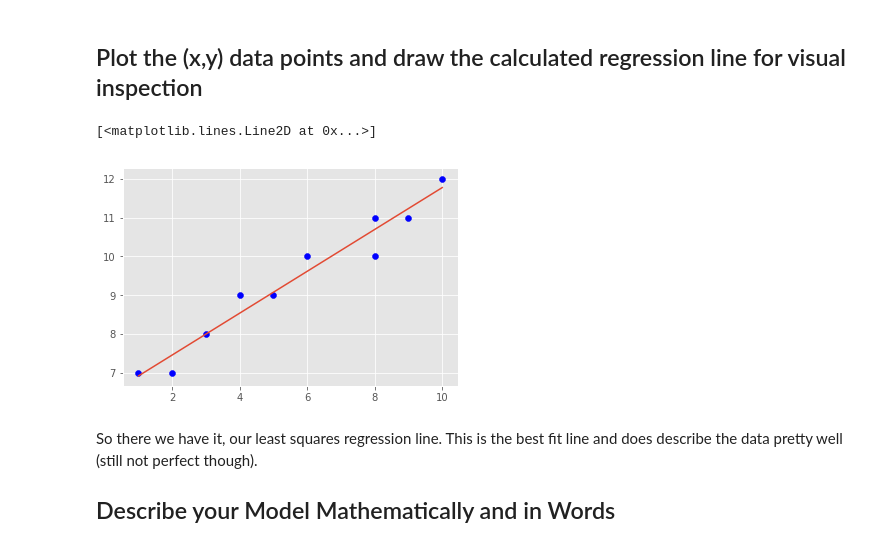
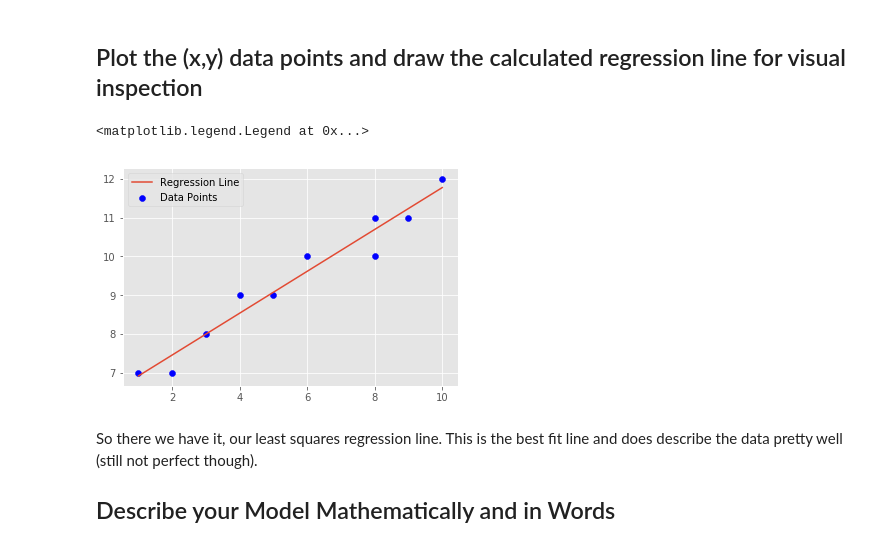
Before and after one commit to ThoaShook/dsc-simple-linear-regression-lab-atlanta-ds-062419, a Jupyter notebook: index.ipynb, the cells around one changed output. Cells and saved outputs as stored; diff of their text form; code cells hidden in the pictures.

```diff
--- a/index.ipynb
+++ b/index.ipynb
@@ -120,10 +120,11 @@ regression_line = reg_line(m,c,X)
 # %%
 # Plot data and regression line
 plt.scatter(X,Y, color = 'blue', label = 'Data Points')
 plt.plot(X,regression_line, label = 'Regression Line')
+plt.legend()
 # %% [output]
-[<matplotlib.lines.Line2D at 0x...>]
+<matplotlib.legend.Legend at 0x...>
-[figure, old version]
+[figure, new version]
 # %% [markdown]
 So there we have it, our least squares regression line. This is the best fit line and does describe the data pretty well (still not perfect though).
 
```
Also changed, not shown: parts of 1 cell of this notebook.
